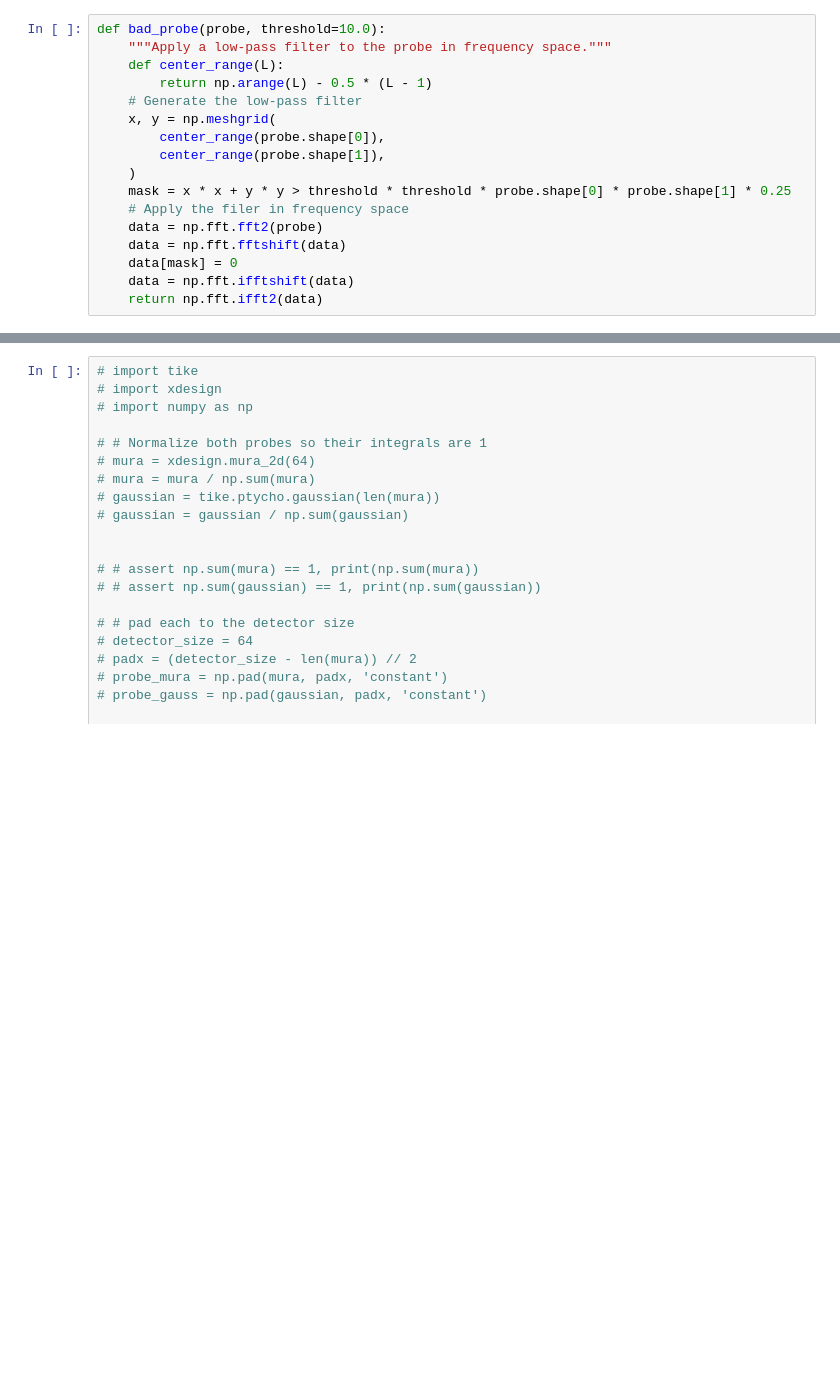
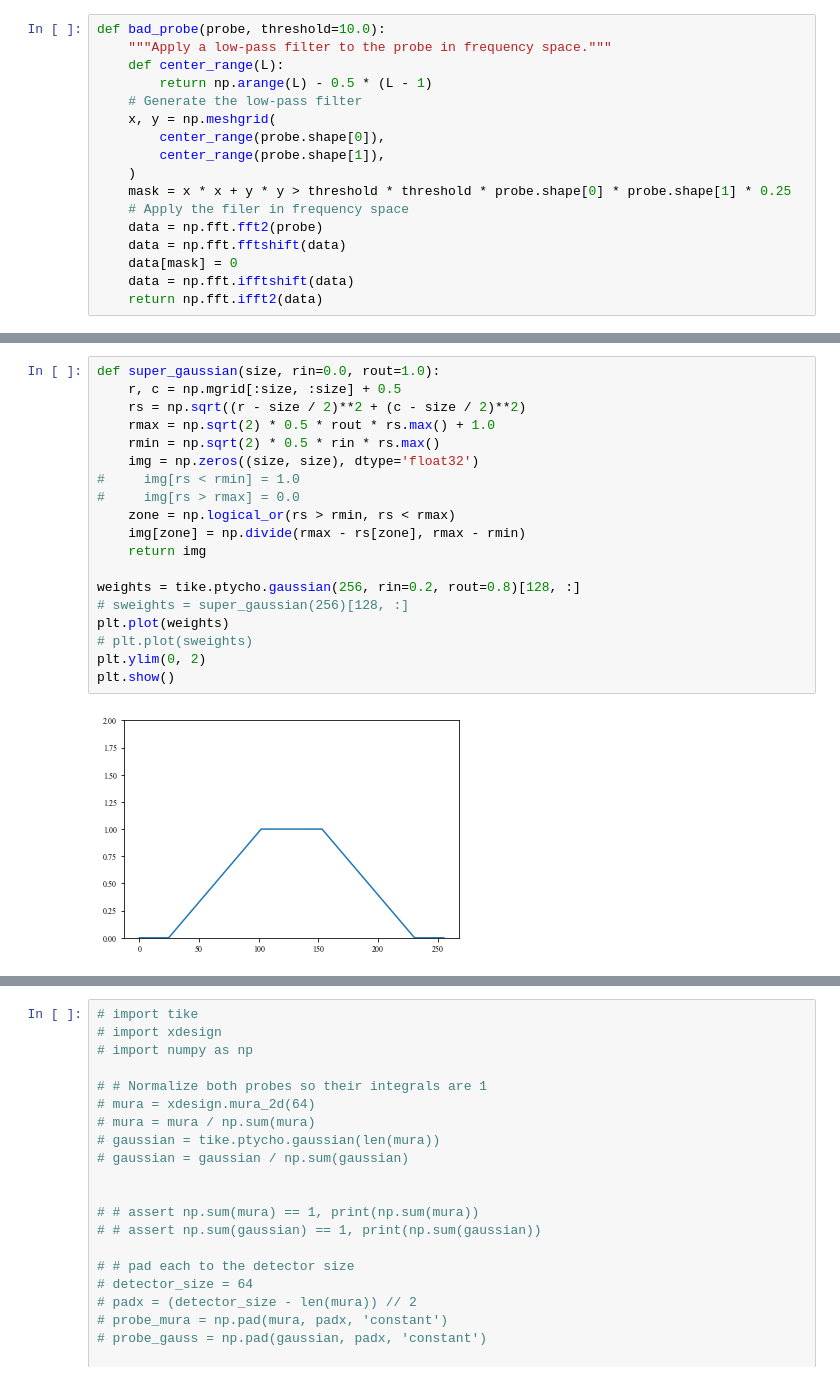
Before and after one commit to carterbox/vigilant-train, a Jupyter notebook: probe-fft.ipynb, the cells around one changed output, grey strips where cells are left out. Cells and saved outputs as stored; diff of their text form; blank space fills up the shorter version.

```diff
--- a/probe-fft.ipynb
+++ b/probe-fft.ipynb
@@ -101,3 +103,24 @@ def fig_illumination_compare(name, probes, labels):
 
     plt.savefig(name, dpi=600)
     plt.show()
+# %%
+def super_gaussian(size, rin=0.0, rout=1.0):
+    r, c = np.mgrid[:size, :size] + 0.5
+    rs = np.sqrt((r - size / 2)**2 + (c - size / 2)**2)
+    rmax = np.sqrt(2) * 0.5 * rout * rs.max() + 1.0
+    rmin = np.sqrt(2) * 0.5 * rin * rs.max()
+    img = np.zeros((size, size), dtype='float32')
+#     img[rs < rmin] = 1.0
+#     img[rs > rmax] = 0.0
+    zone = np.logical_or(rs > rmin, rs < rmax)
+    img[zone] = np.divide(rmax - rs[zone], rmax - rmin)
+    return img
+
+weights = tike.ptycho.gaussian(256, rin=0.2, rout=0.8)[128, :]
+# sweights = super_gaussian(256)[128, :]
+plt.plot(weights)
+# plt.plot(sweights)
+plt.ylim(0, 2)
+plt.show()
+# %% [output]
+[figure, added]
```
Also changed, not shown: parts of 6 cells of this notebook, 14 other files.
